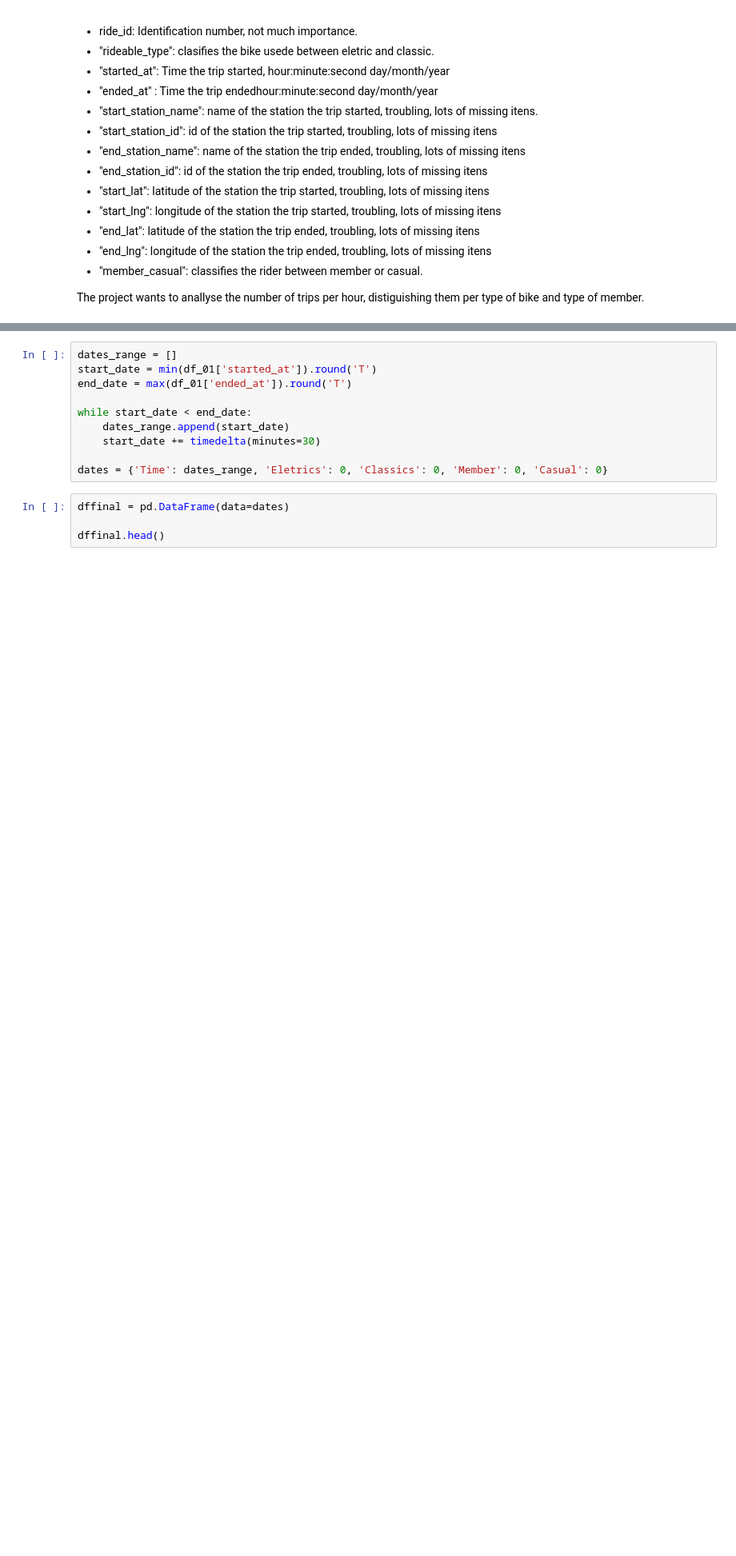
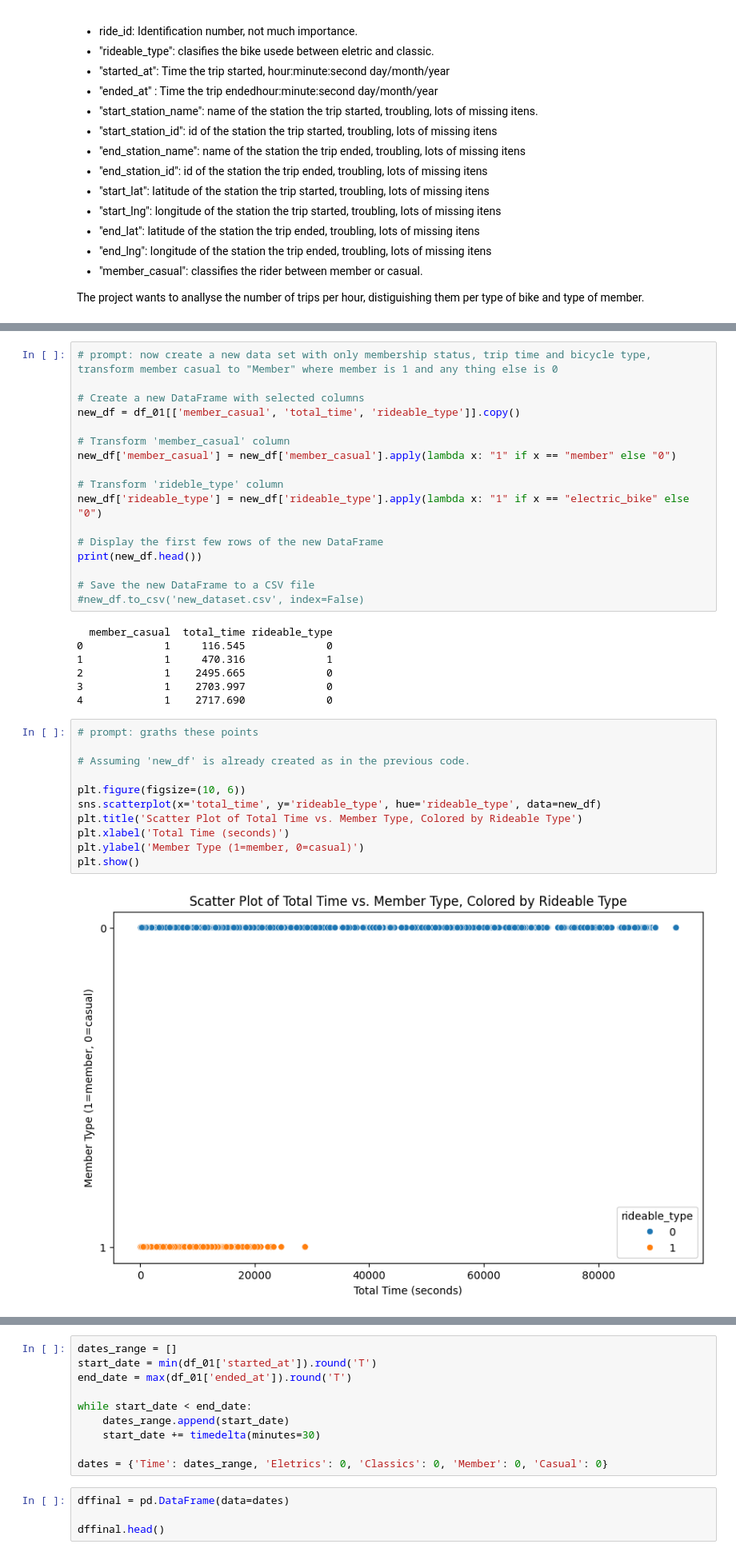
Before and after one commit to karausen/data-201-2025, a Jupyter notebook: DATA201_PROJECT1_(2).ipynb, the cells around one changed output, grey strips where cells are left out. Shown at 80% size. Saved outputs shown, nothing was run; the diff lists cells and outputs as text; blank space fills up the shorter version.

```diff
--- a/DATA201_PROJECT1_(2).ipynb
+++ b/DATA201_PROJECT1_(2).ipynb
@@ -93,0 +105,37 @@ print(all_times)
+# %%
+# prompt: now create a new data set with only membership status, trip time and bicycle type, transform member casual to "Member" where member is 1 and any thing else is 0
+
+# Create a new DataFrame with selected columns
+new_df = df_01[['member_casual', 'total_time', 'rideable_type']].copy()
+
+# Transform 'member_casual' column
+new_df['member_casual'] = new_df['member_casual'].apply(lambda x: "1" if x == "member" else "0")
+
+# Transform 'rideble_type' column
+new_df['rideable_type'] = new_df['rideable_type'].apply(lambda x: "1" if x == "electric_bike" else "0")
+
+# Display the first few rows of the new DataFrame
+print(new_df.head())
+
+# Save the new DataFrame to a CSV file
+#new_df.to_csv('new_dataset.csv', index=False)
+# %% [output]
+  member_casual  total_time rideable_type
+0             1     116.545             0
+1             1     470.316             1
+2             1    2495.665             0
+3             1    2703.997             0
+4             1    2717.690             0
+# %%
+# prompt: graths these points
+
+# Assuming 'new_df' is already created as in the previous code.
+
+plt.figure(figsize=(10, 6))
+sns.scatterplot(x='total_time', y='rideable_type', hue='rideable_type', data=new_df)
+plt.title('Scatter Plot of Total Time vs. Member Type, Colored by Rideable Type')
+plt.xlabel('Total Time (seconds)')
+plt.ylabel('Member Type (1=member, 0=casual)')
+plt.show()
+# %% [output]
+[figure, added]
```
Also changed, not shown: parts of 24 cells of this notebook.
